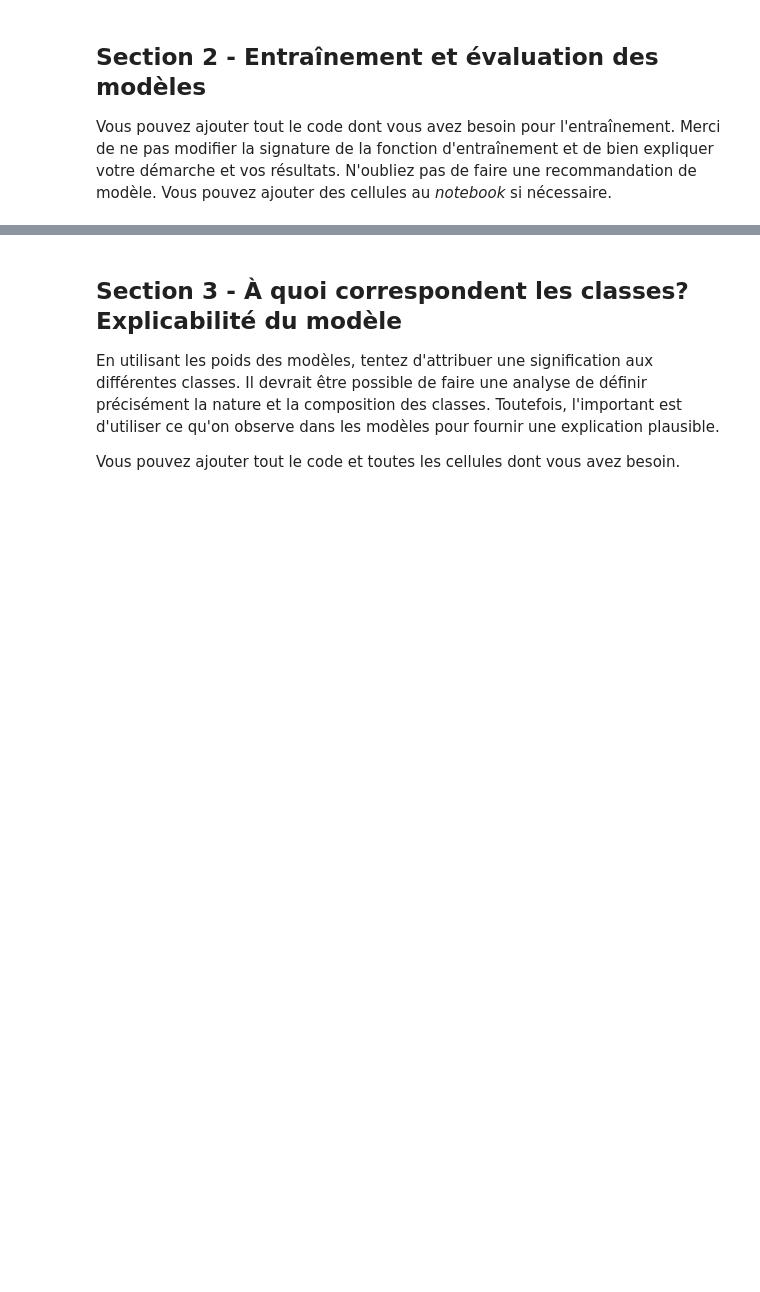
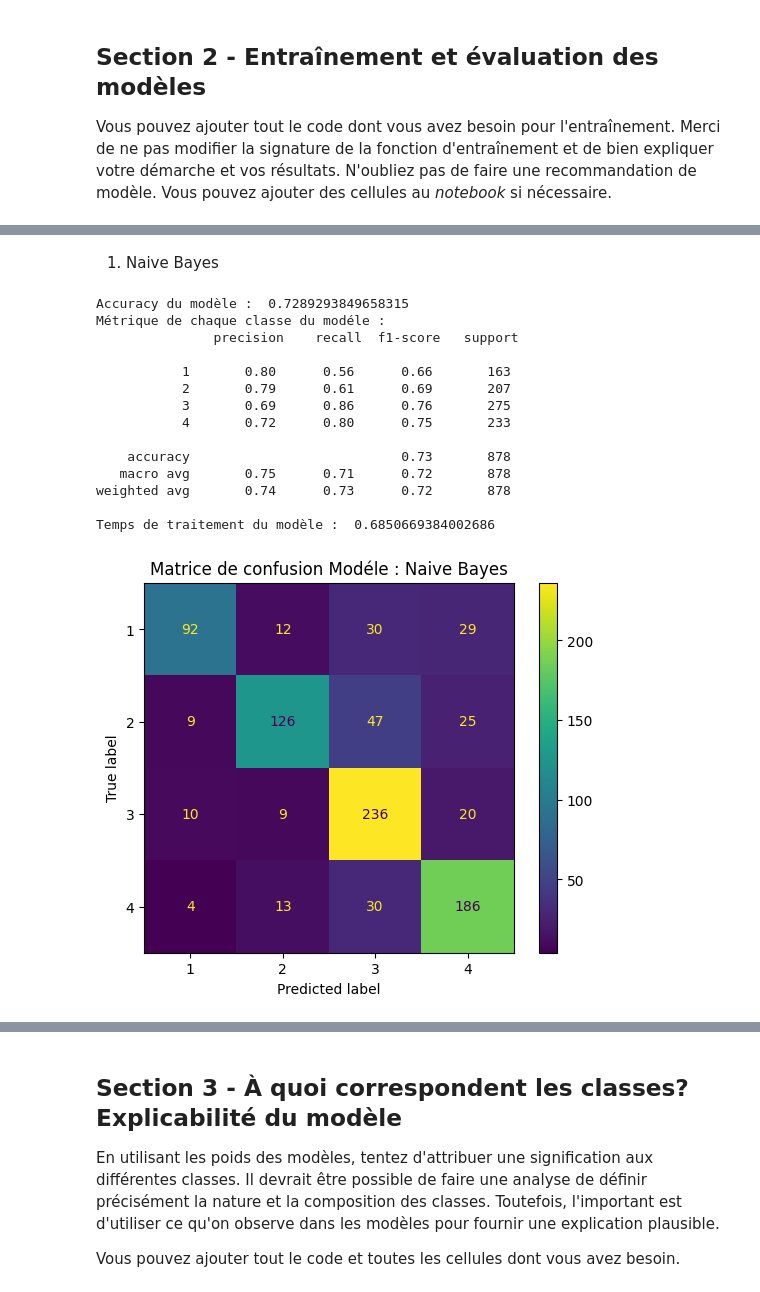
Before and after one commit to jfp35/NLP-LLM, a Jupyter notebook: t3_classifier_incidents.ipynb, the cells around one changed output, grey strips where cells are left out. Cells and saved outputs as stored; diff of their text form; code cells hidden in the pictures; blank space fills up the shorter version.

```diff
--- a/t3_classifier_incidents.ipynb
+++ b/t3_classifier_incidents.ipynb
@@ -85 +169,5 @@ def train_and_test_classifier(train_fn, test_fn, model='NB'):
     return results
+# %%
+#Génération d'un modèle LR (my_model_logreg) et d'un modèle NB (my_model_nb) pour démonstration et validation
+my_model_nb = train_and_test_classifier(train_list, test_list)
+my_model_logreg = train_and_test_classifier(train_list, test_list,'LR')
@@ -85,0 +180,25 @@ def train_and_test_classifier(train_fn, test_fn, model='NB'):
+# %% [markdown]
+1. Naive Bayes
+# %%
+disp_cm_nb = ConfusionMatrixDisplay(confusion_matrix=my_model_nb['confusion_matrix'], display_labels = [1, 2, 3, 4])
+disp_cm_nb.plot()
+disp_cm_nb.ax_.set_title("Matrice de confusion Modéle : Naive Bayes")
+print ("Accuracy du modèle : ",my_model_nb['accuracy_test'])
+print("Métrique de chaque classe du modéle : " ,"\n", my_model_nb['classification_report'])
+print ("Temps de traitement du modèle : ",my_model_nb['time_spent'])
+# %% [output]
+Accuracy du modèle :  0.7289293849658315
+Métrique de chaque classe du modéle :
+               precision    recall  f1-score   support
+
+           1       0.80      0.56      0.66       163
+           2       0.79      0.61      0.69       207
+           3       0.69      0.86      0.76       275
+           4       0.72      0.80      0.75       233
+
+    accuracy                           0.73       878
+   macro avg       0.75      0.71      0.72       878
+weighted avg       0.74      0.73      0.72       878
+
+Temps de traitement du modèle :  0.6850669384002686
+[figure, added]
```
Also changed, not shown: parts of 11 cells of this notebook.
